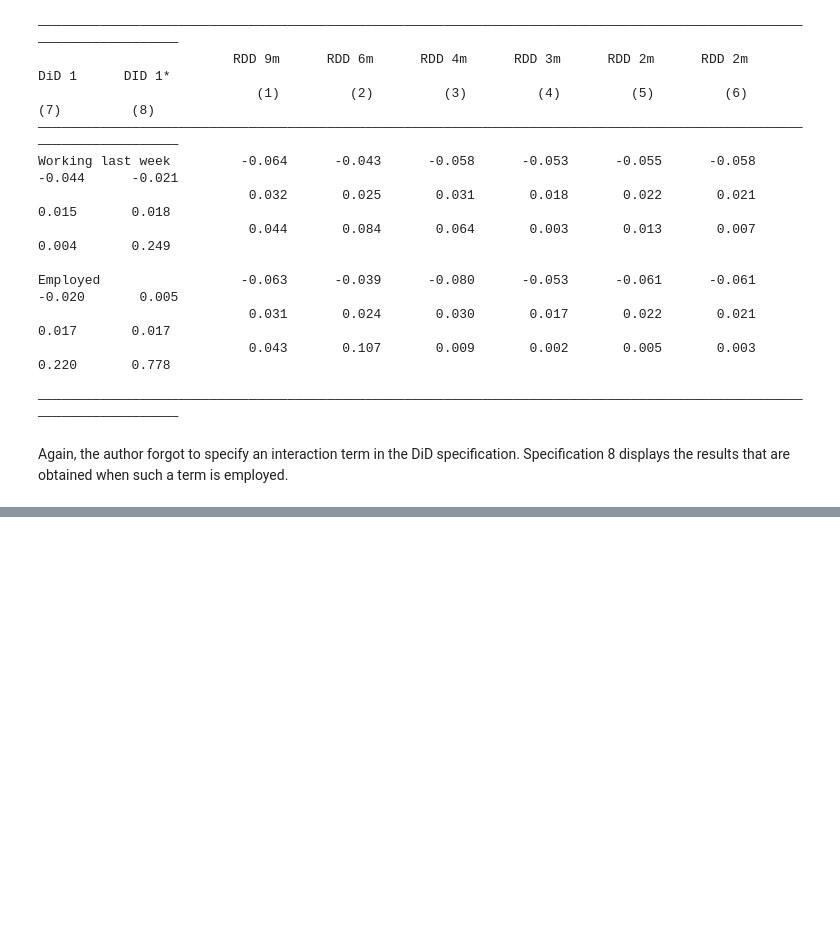
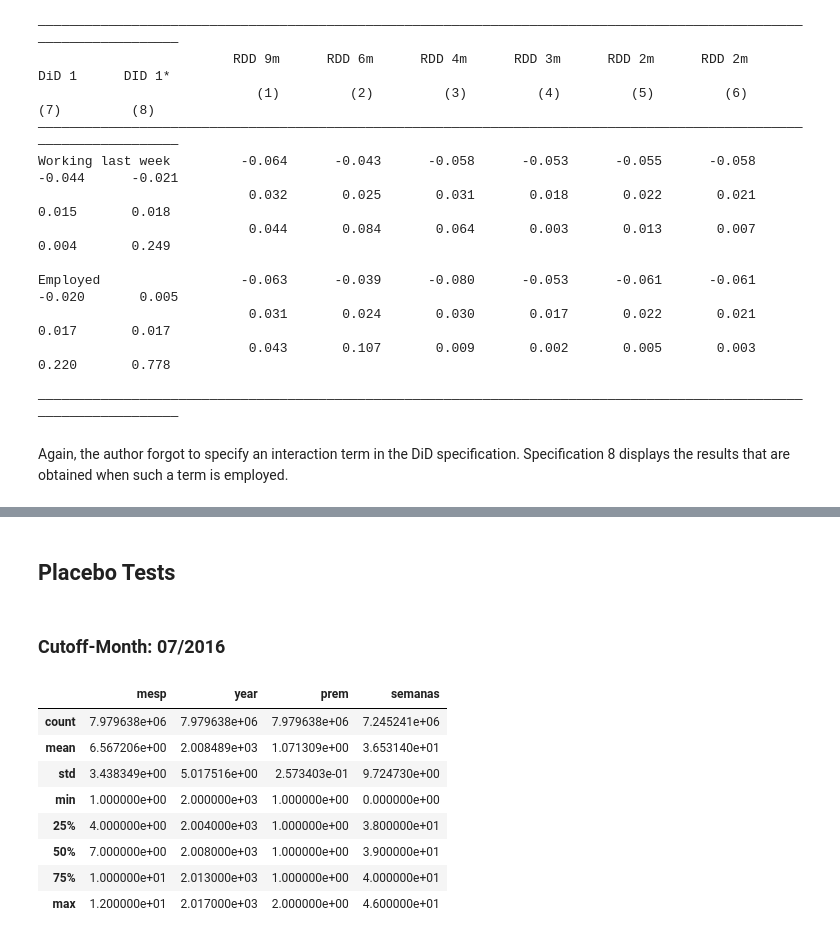
Before and after one commit to marclipfert/student-project-antonia-marc, a Jupyter notebook: student_project_Antonia_Marc.ipynb, the cells around one changed output, grey strips where cells are left out. Saved outputs shown, nothing was run; the diff lists cells and outputs as text; code cells hidden in the pictures; blank space fills up the shorter version.

Commit message:
Completed replication added Placebo tests

```diff
--- a/student_project_Antonia_Marc.ipynb
+++ b/student_project_Antonia_Marc.ipynb
@@ -1097,0 +1309,41 @@ Again, the author forgot to specify an interaction term in the DiD specification
+# %% [markdown]
+## Placebo Tests
+# %% [markdown]
+### Cutoff-Month: 07/2016
+# %%
+df_births3 = pd.read_stata('data/data_births_20110196.dta')
+df_births3.head()
+
+df_births3.year = df_births3.year.astype(int)
+df_births3.mesp = df_births3.mesp.astype(int)
+df_births3.prem = df_births3.prem.astype(int)
+
+# append data frame
+
+years = ["2011", "2012", "2013", "2014", "2015", "2016", "2017"]
+
+list_2011_2017 = []
+for year in years:
+    path = "data/partos_"+year+".csv"
+    df = pd.read_csv(path, sep = ';')
+    list_2011_2017.append(df)
+
+x = 0
+while x < 7:
+    list_2011_2017[x].year = list_2011_2017[x].year.astype(int)
+    list_2011_2017[x].mesp = list_2011_2017[x].mesp.astype(int)
+    list_2011_2017[x].prem = list_2011_2017[x].prem.astype(int)
+    df_births3 = df_births3.append(list_2011_2017[x], ignore_index = True)
+    x += 1
+
+df_births3.describe()
+# %% [output]
+|  | mesp | year | prem | semanas |
+| count | 7.979638e+06 | 7.979638e+06 | 7.979638e+06 | 7.245241e+06 |
+| mean | 6.567206e+00 | 2.008489e+03 | 1.071309e+00 | 3.653140e+01 |
+| std | 3.438349e+00 | 5.017516e+00 | 2.573403e-01 | 9.724730e+00 |
+| min | 1.000000e+00 | 2.000000e+03 | 1.000000e+00 | 0.000000e+00 |
+| 25% | 4.000000e+00 | 2.004000e+03 | 1.000000e+00 | 3.800000e+01 |
+| 50% | 7.000000e+00 | 2.008000e+03 | 1.000000e+00 | 3.900000e+01 |
+| 75% | 1.000000e+01 | 2.013000e+03 | 1.000000e+00 | 4.000000e+01 |
+| max | 1.200000e+01 | 2.017000e+03 | 2.000000e+00 | 4.600000e+01 |
```
Also changed, not shown: parts of 32 cells of this notebook.
